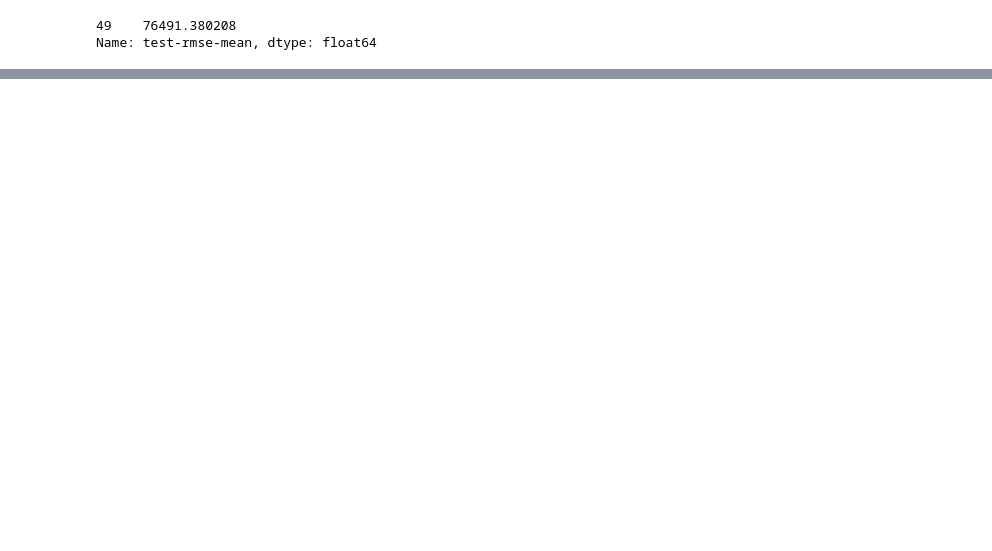
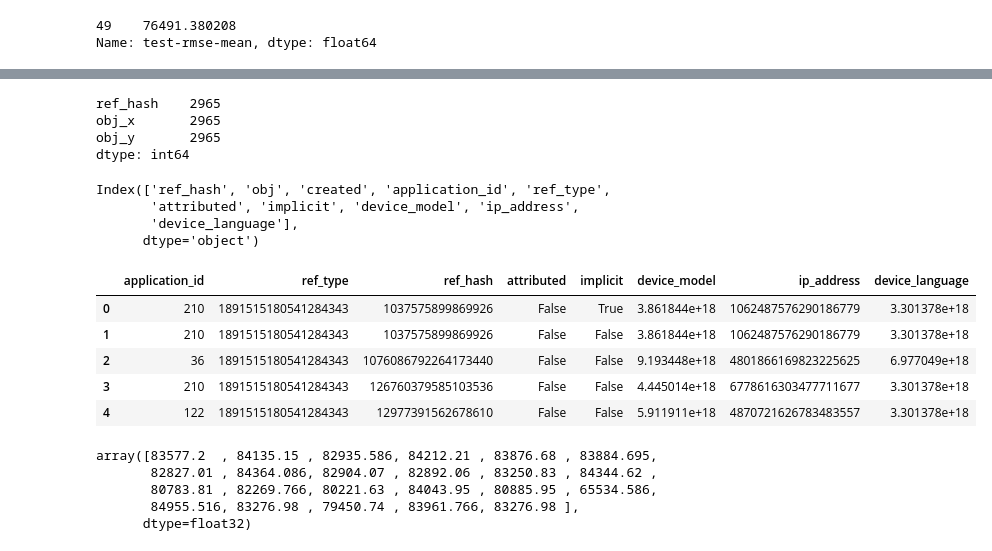
Before and after one commit to shizus/7506-1c2019, a Jupyter notebook: tp2/scripts/installsListoPaTraining.ipynb, the cells around one changed output, grey strips where cells are left out. Cells and saved outputs as stored; diff of their text form; code cells hidden in the pictures; blank space fills up the shorter version.

```diff
--- a/tp2/scripts/installsListoPaTraining.ipynb
+++ b/tp2/scripts/installsListoPaTraining.ipynb
@@ -203,3 +235,5 @@ print((cv_results["test-rmse-mean"]).tail(1))
 # %% [output]
 49    76491.380208
 Name: test-rmse-mean, dtype: float64
+# %%
+target = pd.read_csv('../datos/target_final_competencia_revamped.csv', low_memory=False)
@@ -205,0 +268,2 @@ Name: test-rmse-mean, dtype: float64
+# %%
+targets_sc = target[~target['ref_hash'].str.contains('_sc')]
@@ -205,0 +288,6 @@ Name: test-rmse-mean, dtype: float64
+# %%
+targets_st['ref_hash'] = targets_st['ref_hash'].map(lambda x: str(x)[:-3])
+targets_sc['ref_hash'] = targets_sc['ref_hash'].map(lambda x: str(x)[:-3])
+targets_st['ref_hash'] = targets_st['ref_hash'].astype(np.int64)
+targets_sc['ref_hash'] = targets_sc['ref_hash'].astype(np.int64)
+targets_sc.info()
@@ -205,0 +322,10 @@ Name: test-rmse-mean, dtype: float64
+# %%
+
+targets_sc.merge(targets_st, 'inner', 'ref_hash').count()
+# %% [output]
+ref_hash    2965
+obj_x       2965
+obj_y       2965
+dtype: int64
+# %%
+targets_sc_with_installs = targets_sc.merge(installs, 'inner', 'ref_hash')
@@ -205,0 +336,17 @@ Name: test-rmse-mean, dtype: float64
+# %%
+targets_sc_with_installs.columns
+# %% [output]
+Index(['ref_hash', 'obj', 'created', 'application_id', 'ref_type',
+       'attributed', 'implicit', 'device_model', 'ip_address',
+       'device_language'],
+      dtype='object')
+# %%
+X = targets_sc_with_installs.loc[:,['application_id', 'ref_type', 'ref_hash', 'attributed', 'implicit', 'device_model', 'ip_address', 'device_language']]
+X.head()
+# %% [output]
+|  | application_id | ref_type | ref_hash | attributed | implicit | device_model | ip_address | device_language |
+| 0 | 210 | 1891515180541284343 | 1037575899869926 | False | True | 3.861844e+18 | 1062487576290186779 | 3.301378e+18 |
+| 1 | 210 | 1891515180541284343 | 1037575899869926 | False | False | 3.861844e+18 | 1062487576290186779 | 3.301378e+18 |
+| 2 | 36 | 1891515180541284343 | 1076086792264173440 | False | False | 9.193448e+18 | 4801866169823225625 | 6.977049e+18 |
+| 3 | 210 | 1891515180541284343 | 126760379585103536 | False | False | 4.445014e+18 | 6778616303477711677 | 3.301378e+18 |
+| 4 | 122 | 1891515180541284343 | 12977391562678610 | False | False | 5.911911e+18 | 4870721626783483557 | 3.301378e+18 |
@@ -205,0 +355,8 @@ Name: test-rmse-mean, dtype: float64
+# %%
+predictions_sc
+# %% [output]
+array([83577.2  , 84135.15 , 82935.586, 84212.21 , 83876.68 , 83884.695,
+       82827.01 , 84364.086, 82904.07 , 82892.06 , 83250.83 , 84344.62 ,
+       80783.81 , 82269.766, 80221.63 , 84043.95 , 80885.95 , 65534.586,
+       84955.516, 83276.98 , 79450.74 , 83961.766, 83276.98 ],
+      dtype=float32)
```
Also changed, not shown: parts of 17 cells of this notebook.
